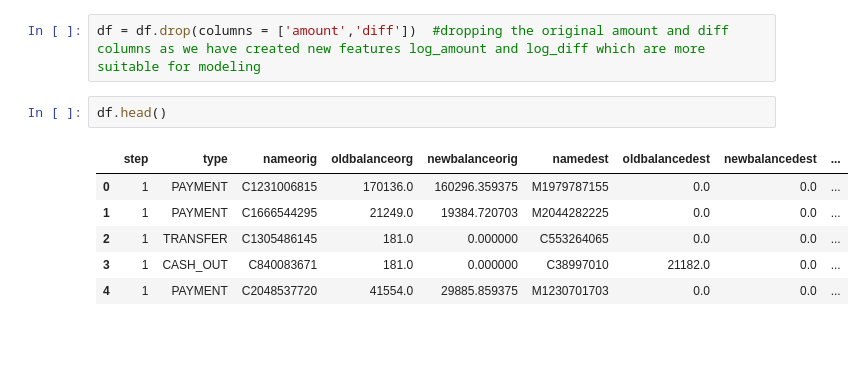
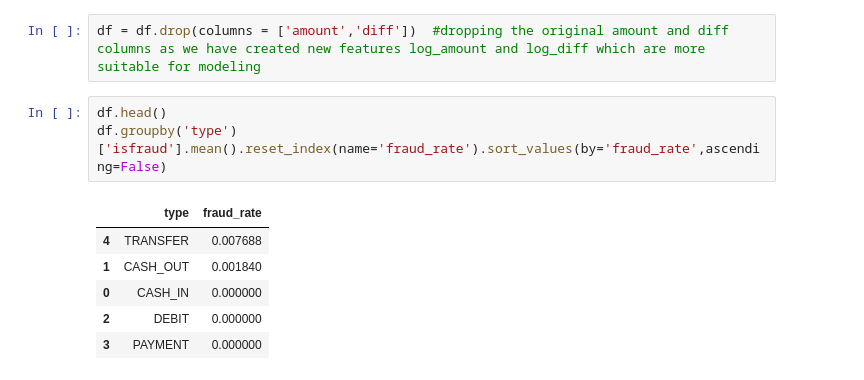
Before and after one commit to AsokTamang/real_time_fraud_detection, a Jupyter notebook: model_training.ipynb, the cells around one changed output. Drawn from its saved outputs; the diff is of its cells as text; blank space fills up the shorter version.

Commit message:
checking the fraud rate based on the type of transaction

```diff
--- a/model_training.ipynb
+++ b/model_training.ipynb
@@ -315,10 +315,11 @@ df['log_diff'] = np.log1p(df['diff'])  #creating a new feature log_diff which is
 df = df.drop(columns = ['amount','diff'])  #dropping the original amount and diff columns as we have created new features log_amount and log_diff which are more suitable for modeling
 # %%
 df.head()
+df.groupby('type')['isfraud'].mean().reset_index(name='fraud_rate').sort_values(by='fraud_rate',ascending=False)
 # %% [output]
-|  | step | type | nameorig | oldbalanceorg | newbalanceorig | namedest | oldbalancedest | newbalancedest | ... |
-| 0 | 1 | PAYMENT | C1231006815 | 170136.0 | 160296.359375 | M1979787155 | 0.0 | 0.0 | ... |
-| 1 | 1 | PAYMENT | C1666544295 | 21249.0 | 19384.720703 | M2044282225 | 0.0 | 0.0 | ... |
-| 2 | 1 | TRANSFER | C1305486145 | 181.0 | 0.000000 | C553264065 | 0.0 | 0.0 | ... |
-| 3 | 1 | CASH_OUT | C840083671 | 181.0 | 0.000000 | C38997010 | 21182.0 | 0.0 | ... |
-| 4 | 1 | PAYMENT | C2048537720 | 41554.0 | 29885.859375 | M1230701703 | 0.0 | 0.0 | ... |
+|  | type | fraud_rate |
+| 4 | TRANSFER | 0.007688 |
+| 1 | CASH_OUT | 0.001840 |
+| 0 | CASH_IN | 0.000000 |
+| 2 | DEBIT | 0.000000 |
+| 3 | PAYMENT | 0.000000 |
```
Also changed, not shown: parts of 4 cells of this notebook.
